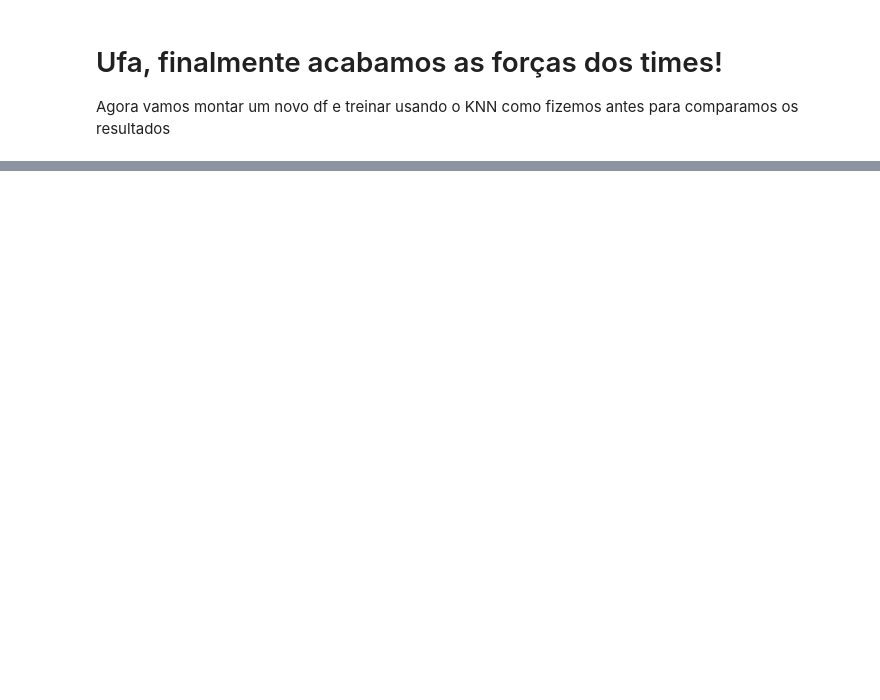
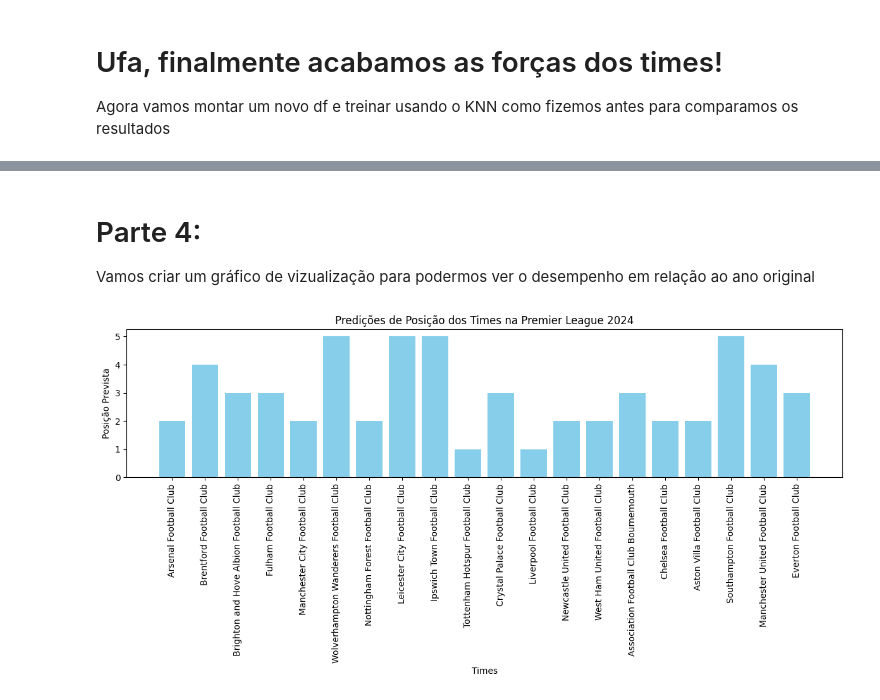
Before and after one commit to Luca-Henrique-Tavares/FUTEBOL-Kaggle, a Jupyter notebook: analise_completa_futebol.ipynb, the cells around one changed output, grey strips where cells are left out. Drawn from its saved outputs; the diff is of its cells as text; code cells hidden in the pictures; blank space fills up the shorter version.

```diff
--- a/analise_completa_futebol.ipynb
+++ b/analise_completa_futebol.ipynb
@@ -1839,0 +3486,16 @@ print(df_predicoes.head(20))
+# %% [markdown]
+# Parte 4:
+Vamos criar um gráfico de vizualização para podermos ver o desempenho em relação ao ano original
+# %%
+import matplotlib.pyplot as plt
+#Vamos plotar um gráfico de barras para ver as predições
+plt.figure(figsize=(12, 6))
+plt.bar(df_predicoes['name'], df_predicoes['last_position'], color='skyblue')
+plt.xlabel('Times')
+plt.ylabel('Posição Prevista')
+plt.title('Predições de Posição dos Times na Premier League 2024')
+plt.xticks(rotation=90)
+plt.tight_layout()
+plt.show()
+# %% [output]
+[figure, added]
```
Also changed, not shown: parts of 120 cells of this notebook.
